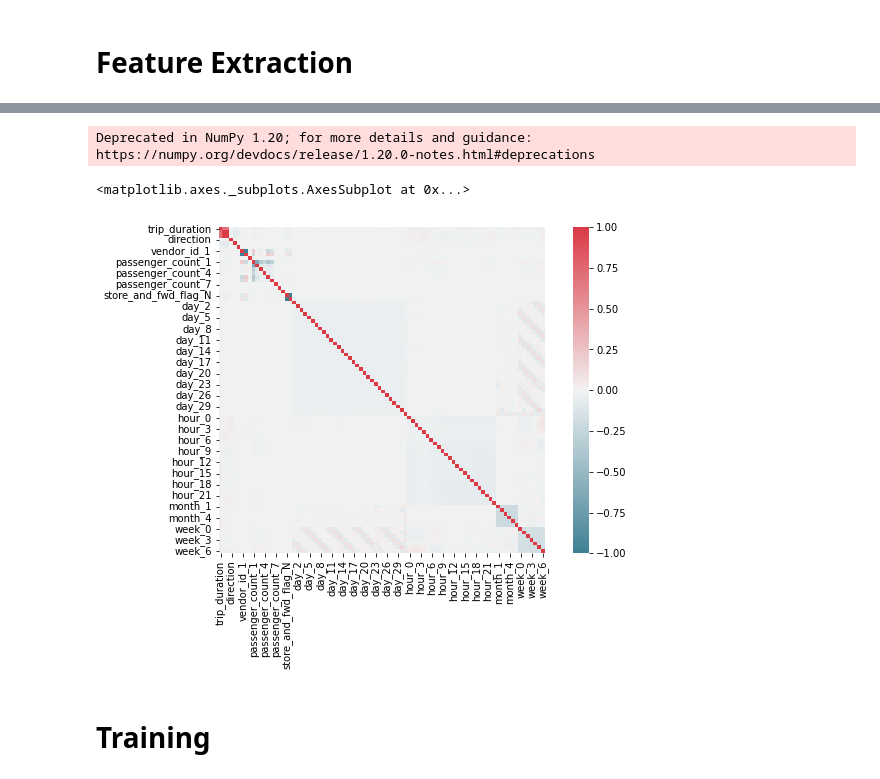
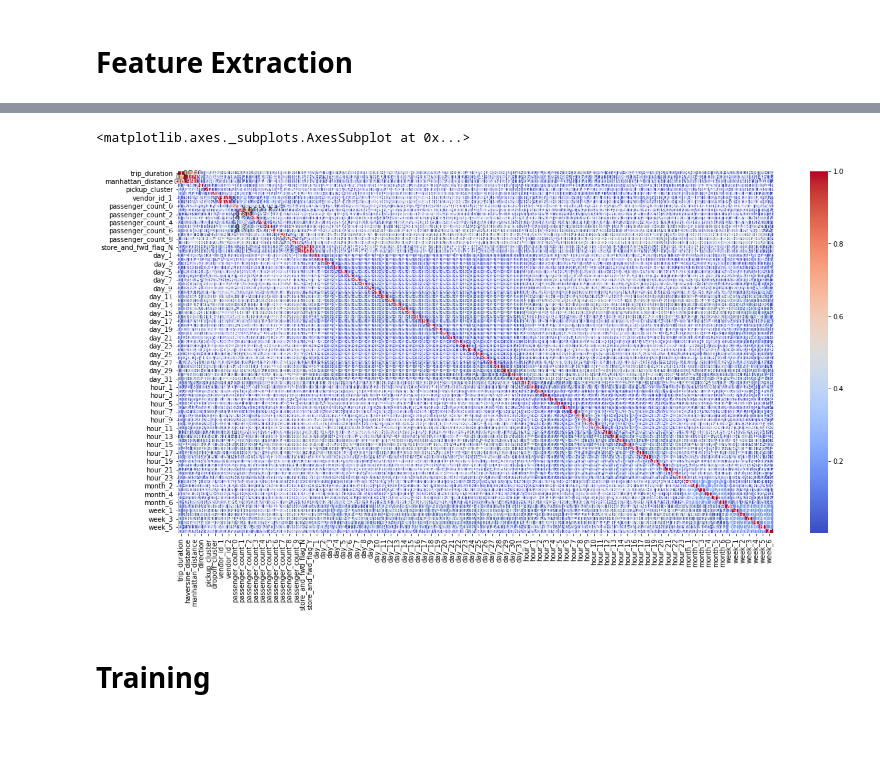
Before and after one commit to ahmedsherif304/Taxi-Trip-Duration-Kaggle-Competition, a Jupyter notebook: src/nyc.ipynb, the cells around one changed output, grey strips where cells are left out. Drawn from its saved outputs; the diff is of its cells as text; code cells hidden in the pictures; blank space fills up the shorter version.

```diff
--- a/src/nyc.ipynb
+++ b/src/nyc.ipynb
@@ -469,11 +470,11 @@ test_df.sample(10)
 10 rows × 87 columns
-# %%
-corr = train_df.corr()
-sns.heatmap(corr, mask=np.zeros_like(corr, dtype=np.bool), cmap=sns.diverging_palette(220, 10, as_cmap=True), square=True)
-# %% [output]
-Deprecated in NumPy 1.20; for more details and guidance: https://numpy.org/devdocs/release/1.20.0-notes.html#deprecations
-<matplotlib.axes._subplots.AxesSubplot at 0x...>
-[figure, removed]
+# %%
+plt.figure(figsize= (20,10))
+corelation = train_df.corr()
+sns.heatmap(abs(corelation), annot=True, cmap='coolwarm')
+# %% [output]
+<matplotlib.axes._subplots.AxesSubplot at 0x...>
+[figure, added]
 # %%
 train_df.to_csv('/content/drive/MyDrive/Machine/proc_data/train_processed.csv', index=False)
 test_df.to_csv('/content/drive/MyDrive/Machine/proc_data/test_processed.csv', index=False)
```
Also changed, not shown: parts of 16 cells of this notebook, 1 other file.
